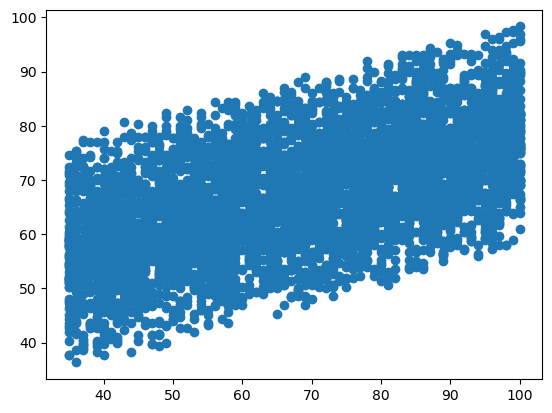
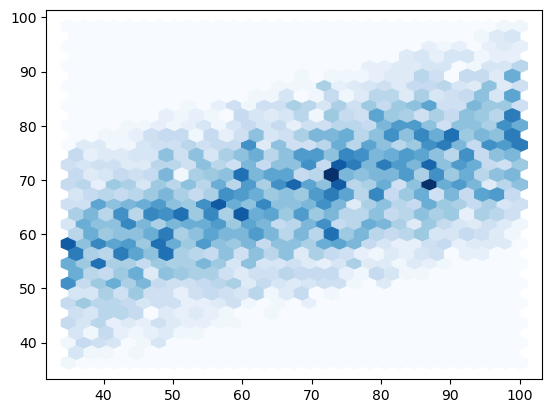
Code edit (unified diff) that turned the first committed figure into the second:
--- before
+++ after
@@ -1 +1 @@
-plt.scatter(df["Math_Score"], df["Final_Percentage"])
+plt.hexbin(df["Math_Score"], df["Final_Percentage"], gridsize=30, cmap='Blues')

Commit: Final score prediction